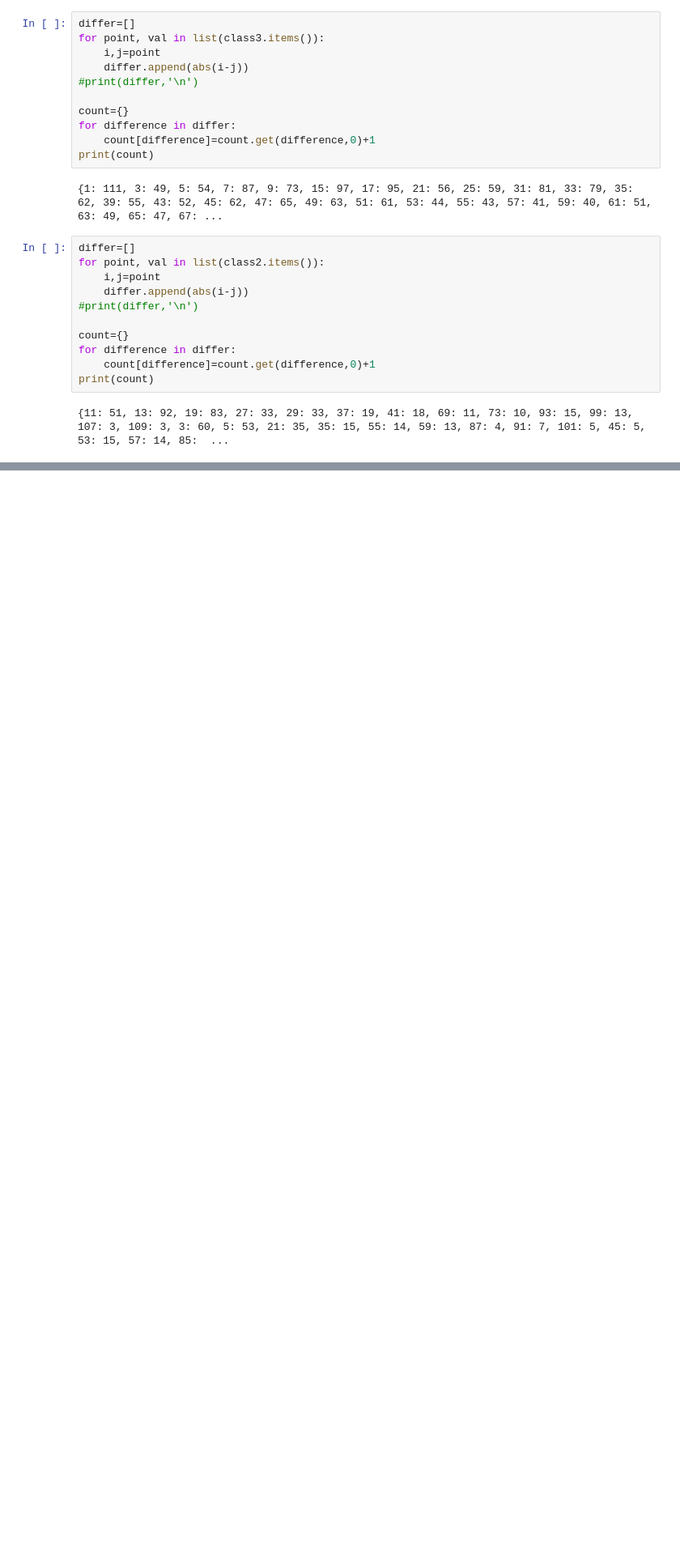
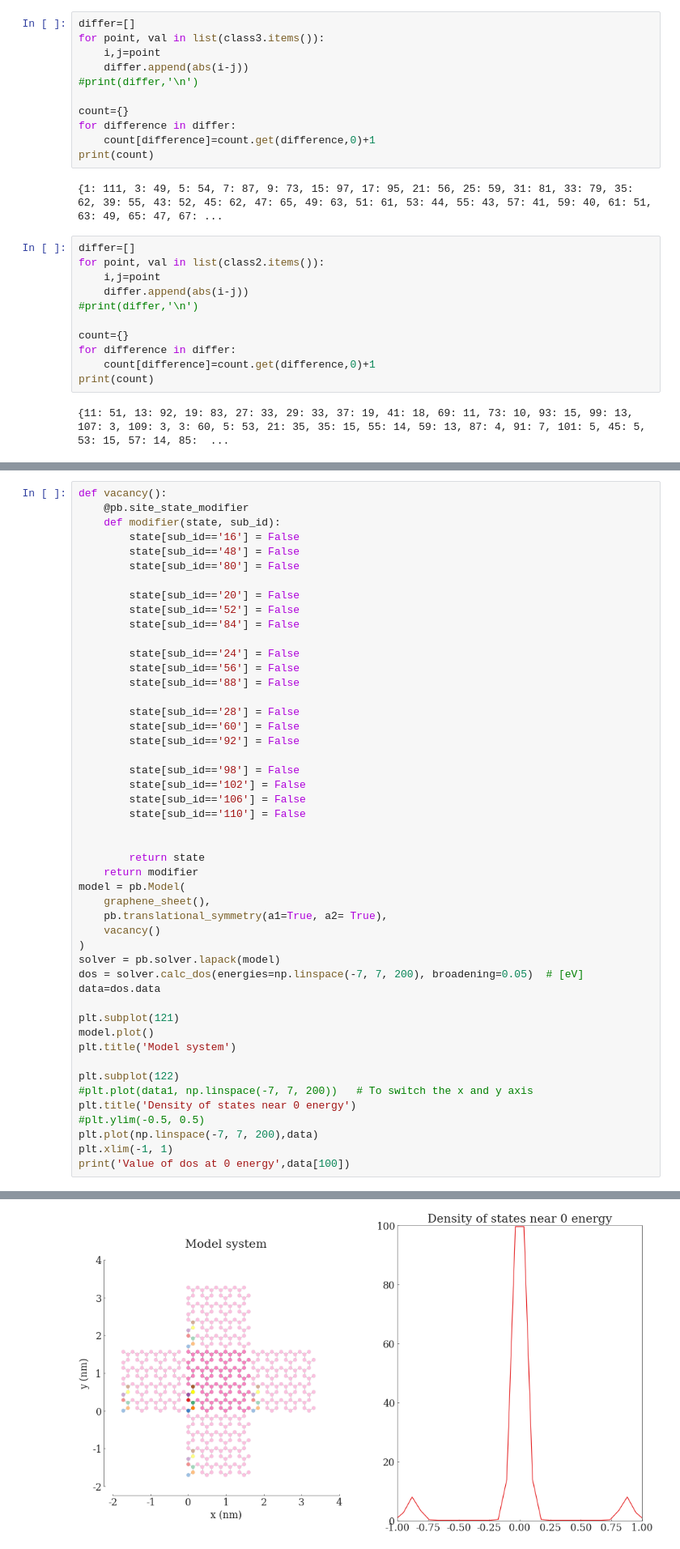
Before and after one commit to nosshark95/visualpython, a Jupyter notebook: project1_graphene_middle.ipynb, the cells around one changed output, grey strips where cells are left out. Shown at 81% size. Drawn from its saved outputs; the diff is of its cells as text; blank space fills up the shorter version.

```diff
--- a/project1_graphene_middle.ipynb
+++ b/project1_graphene_middle.ipynb
@@ -1318,0 +1366,49 @@ print(count)
+# %%
+def vacancy():
+    @pb.site_state_modifier
+    def modifier(state, sub_id):
+        state[sub_id=='16'] = False
+        state[sub_id=='48'] = False
+        state[sub_id=='80'] = False
+
+        state[sub_id=='20'] = False
+        state[sub_id=='52'] = False
+        state[sub_id=='84'] = False
+
+        state[sub_id=='24'] = False
+        state[sub_id=='56'] = False
+        state[sub_id=='88'] = False
+
+        state[sub_id=='28'] = False
+        state[sub_id=='60'] = False
+        state[sub_id=='92'] = False
+
+        state[sub_id=='98'] = False
+        state[sub_id=='102'] = False
+        state[sub_id=='106'] = False
+        state[sub_id=='110'] = False
+
+
+        return state
+    return modifier
+model = pb.Model(
+    graphene_sheet(),
+    pb.translational_symmetry(a1=True, a2= True),
+    vacancy()
+)
+solver = pb.solver.lapack(model)
+dos = solver.calc_dos(energies=np.linspace(-7, 7, 200), broadening=0.05)  # [eV]
+data=dos.data
+
+plt.subplot(121)
+model.plot()
+plt.title('Model system')
+
+plt.subplot(122)
+#plt.plot(data1, np.linspace(-7, 7, 200))   # To switch the x and y axis
+plt.title('Density of states near 0 energy')
+#plt.ylim(-0.5, 0.5)
+plt.plot(np.linspace(-7, 7, 200),data)
+plt.xlim(-1, 1)
+print('Value of dos at 0 energy',data[100])
+# %% [output]
@@ -1318,0 +1416 @@ print(count)
+[figure, added]
```
Also changed, not shown: parts of 4 cells of this notebook, 2 other files.
